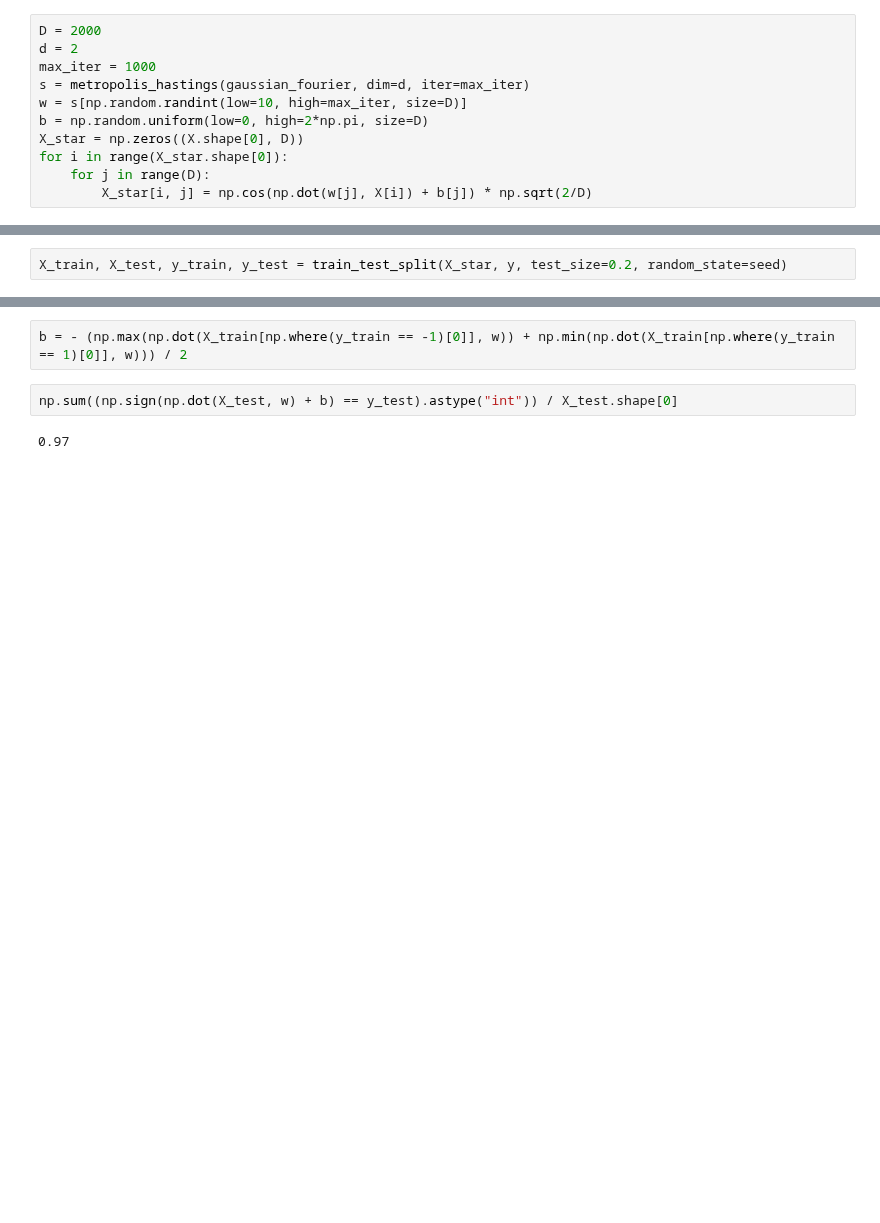
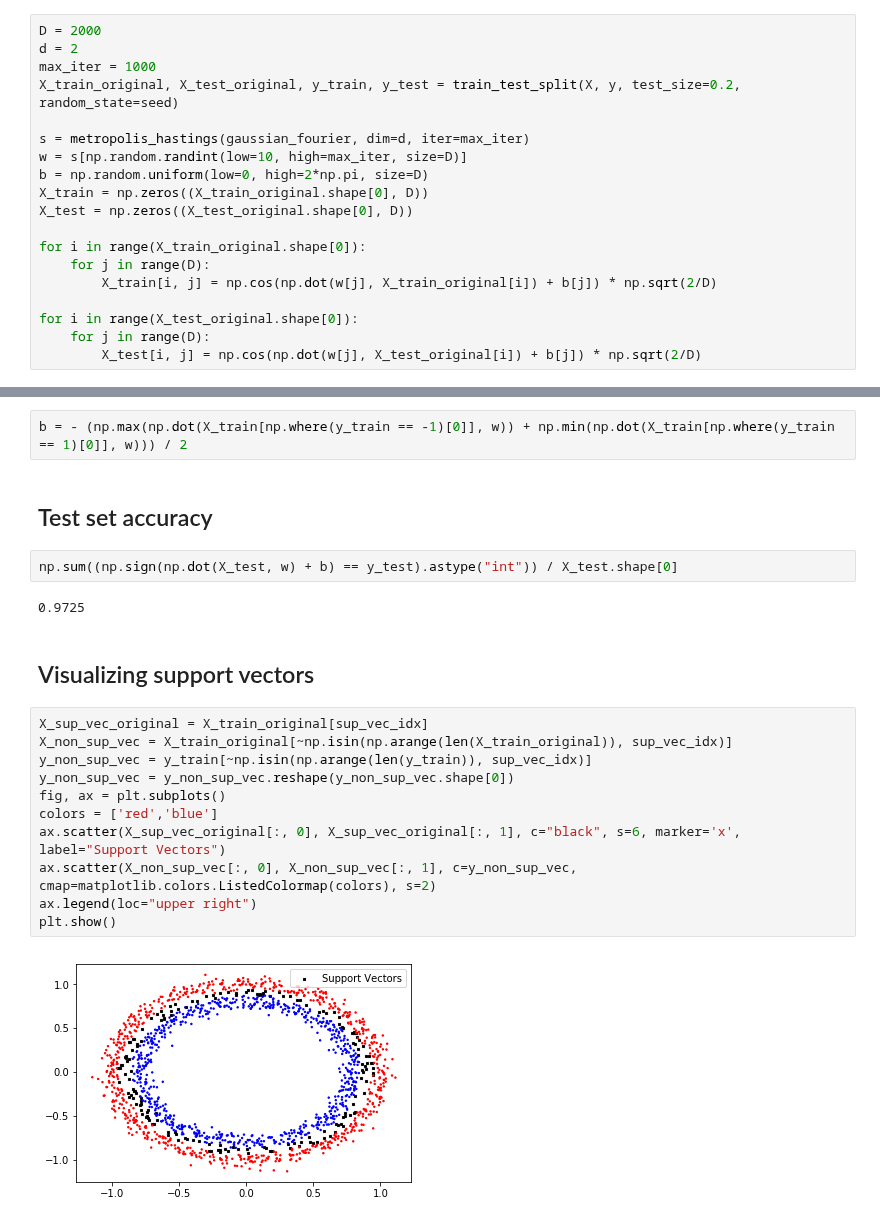
Before and after one commit to zetongqi/machine-learning-demos, a Jupyter notebook: random_fourier_features_SVM.ipynb, the cells around one changed output, grey strips where cells are left out. Saved outputs shown, nothing was run; the diff lists cells and outputs as text; blank space fills up the shorter version.

```diff
--- a/random_fourier_features_SVM.ipynb
+++ b/random_fourier_features_SVM.ipynb
@@ -35,10 +43,18 @@ def metropolis_hastings(p, dim, iter=1000):
 D = 2000
 d = 2
 max_iter = 1000
+X_train_original, X_test_original, y_train, y_test = train_test_split(X, y, test_size=0.2, random_state=seed)
+
 s = metropolis_hastings(gaussian_fourier, dim=d, iter=max_iter)
 w = s[np.random.randint(low=10, high=max_iter, size=D)]
 b = np.random.uniform(low=0, high=2*np.pi, size=D)
-X_star = np.zeros((X.shape[0], D))
-for i in range(X_star.shape[0]):
+X_train = np.zeros((X_train_original.shape[0], D))
+X_test = np.zeros((X_test_original.shape[0], D))
+
+for i in range(X_train_original.shape[0]):
     for j in range(D):
-        X_star[i, j] = np.cos(np.dot(w[j], X[i]) + b[j]) * np.sqrt(2/D)
+        X_train[i, j] = np.cos(np.dot(w[j], X_train_original[i]) + b[j]) * np.sqrt(2/D)
+
+for i in range(X_test_original.shape[0]):
+    for j in range(D):
+        X_test[i, j] = np.cos(np.dot(w[j], X_test_original[i]) + b[j]) * np.sqrt(2/D)
@@ -49,2 +60,0 @@ X_star.shape
-# %%
-X_train, X_test, y_train, y_test = train_test_split(X_star, y, test_size=0.2, random_state=seed)
@@ -100,7 +116,24 @@ for i in range(alphas_sup_vec.shape[0]):
     w += alphas_sup_vec[i] * y_sup_vec[i] * X_sup_vec[i]
 # %%
 b = - (np.max(np.dot(X_train[np.where(y_train == -1)[0]], w)) + np.min(np.dot(X_train[np.where(y_train == 1)[0]], w))) / 2
+# %% [markdown]
+## Test set accuracy
 # %%
 np.sum((np.sign(np.dot(X_test, w) + b) == y_test).astype("int")) / X_test.shape[0]
 # %% [output]
-0.97
+0.9725
+# %% [markdown]
+## Visualizing support vectors
+# %%
+X_sup_vec_original = X_train_original[sup_vec_idx]
+X_non_sup_vec = X_train_original[~np.isin(np.arange(len(X_train_original)), sup_vec_idx)]
+y_non_sup_vec = y_train[~np.isin(np.arange(len(y_train)), sup_vec_idx)]
+y_non_sup_vec = y_non_sup_vec.reshape(y_non_sup_vec.shape[0])
+fig, ax = plt.subplots()
+colors = ['red','blue']
+ax.scatter(X_sup_vec_original[:, 0], X_sup_vec_original[:, 1], c="black", s=6, marker='x', label="Support Vectors")
+ax.scatter(X_non_sup_vec[:, 0], X_non_sup_vec[:, 1], c=y_non_sup_vec, cmap=matplotlib.colors.ListedColormap(colors), s=2)
+ax.legend(loc="upper right")
+plt.show()
+# %% [output]
+[figure, added]
```
Also changed, not shown: parts of 8 cells of this notebook.
